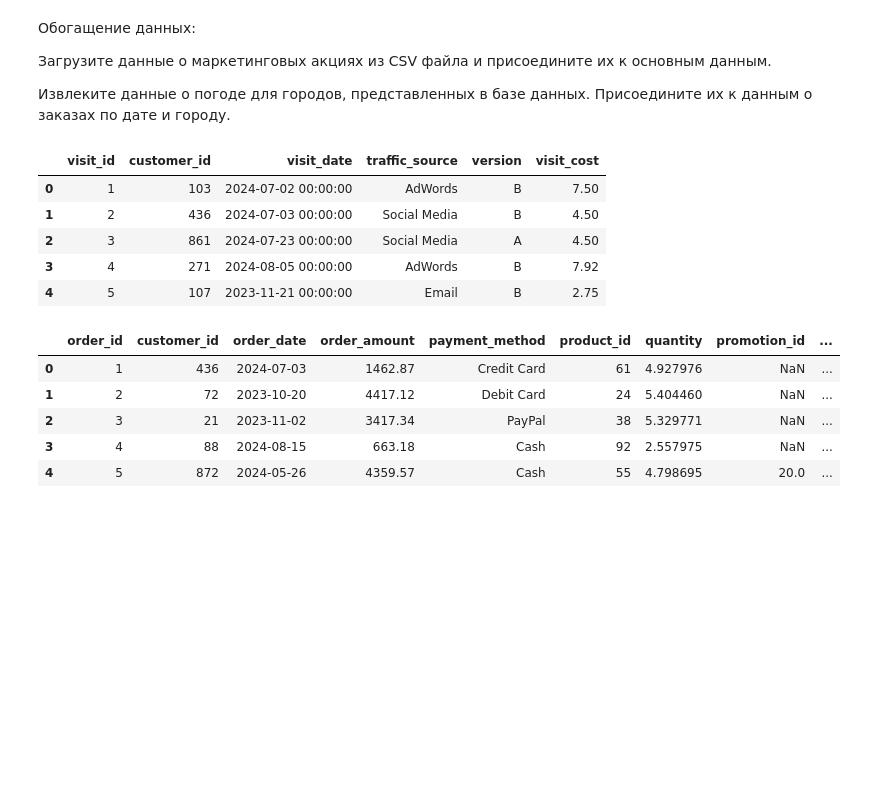
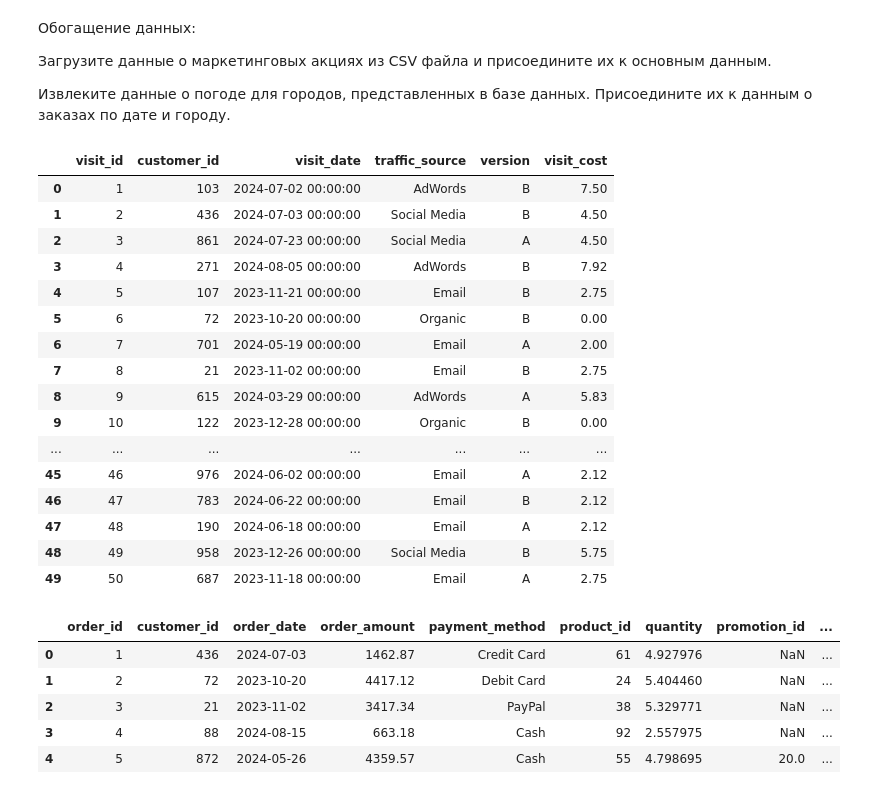
Before and after one commit to sapozhnikovk/da_final, a Jupyter notebook: DA_final_work.ipynb, the cells around one changed output. Saved outputs shown, nothing was run; the diff lists cells and outputs as text; code cells hidden in the pictures; blank space fills up the shorter version.

```diff
--- a/DA_final_work.ipynb
+++ b/DA_final_work.ipynb
@@ -226,14 +227,25 @@ Index: []
 # %%
 # Загружаем таблицу products
 visits = pd.read_sql_query("SELECT * FROM visits", conn)
-visits.head()
+visits.head(50)
 # %% [output]
 |  | visit_id | customer_id | visit_date | traffic_source | version | visit_cost |
 | 0 | 1 | 103 | 2024-07-02 00:00:00 | AdWords | B | 7.50 |
 | 1 | 2 | 436 | 2024-07-03 00:00:00 | Social Media | B | 4.50 |
 | 2 | 3 | 861 | 2024-07-23 00:00:00 | Social Media | A | 4.50 |
 | 3 | 4 | 271 | 2024-08-05 00:00:00 | AdWords | B | 7.92 |
 | 4 | 5 | 107 | 2023-11-21 00:00:00 | Email | B | 2.75 |
+| 5 | 6 | 72 | 2023-10-20 00:00:00 | Organic | B | 0.00 |
+| 6 | 7 | 701 | 2024-05-19 00:00:00 | Email | A | 2.00 |
+| 7 | 8 | 21 | 2023-11-02 00:00:00 | Email | B | 2.75 |
+| 8 | 9 | 615 | 2024-03-29 00:00:00 | AdWords | A | 5.83 |
+| 9 | 10 | 122 | 2023-12-28 00:00:00 | Organic | B | 0.00 |
+| ... | ... | ... | ... | ... | ... | ... |
+| 45 | 46 | 976 | 2024-06-02 00:00:00 | Email | A | 2.12 |
+| 46 | 47 | 783 | 2024-06-22 00:00:00 | Email | B | 2.12 |
+| 47 | 48 | 190 | 2024-06-18 00:00:00 | Email | A | 2.12 |
+| 48 | 49 | 958 | 2023-12-26 00:00:00 | Social Media | B | 5.75 |
+| 49 | 50 | 687 | 2023-11-18 00:00:00 | Email | A | 2.75 |
 # %%
 # Загружаем таблицу products
 products = pd.read_sql_query("SELECT * FROM products", conn)
```
Also changed, not shown: parts of 4 cells of this notebook.
